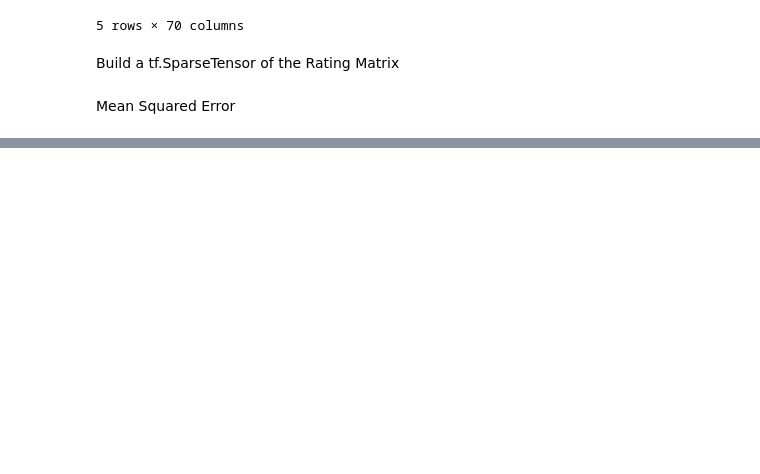
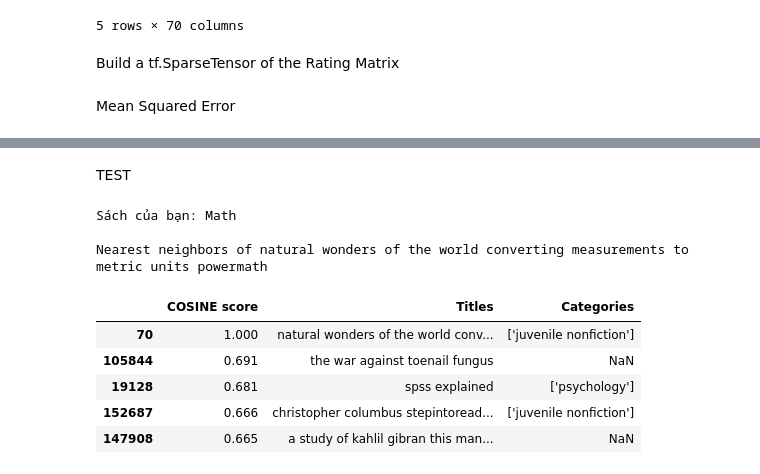
Before and after one commit to ngthiennhan2002/Amazon-Books_Reviews, a Jupyter notebook: amazon_books_reviews_final.ipynb, the cells around one changed output, grey strips where cells are left out. Cells and saved outputs as stored; diff of their text form; code cells hidden in the pictures; blank space fills up the shorter version.

Commit message:
Update Tkinter

```diff
--- a/amazon_books_reviews_final.ipynb
+++ b/amazon_books_reviews_final.ipynb
@@ -580,0 +576,39 @@ Found more than one matching book. Other candidates: ['harry potter und der gefa
+# %% [markdown]
+TEST
+# %%
+import tkinter as tk
+from IPython.display import clear_output
+
+# Tạo cửa sổ Tkinter
+root = tk.Tk()
+root.title("Input Text")
+
+# Tạo hàm để lấy giá trị từ thanh nhập khi nhấn nút "Submit"
+def get_input_value():
+    clear_output()
+    label = tk.Label(root, text='Nhập tên sách')
+    input_value = entry.get()
+    print("Sách của bạn:", input_value)
+    print()
+    book_neighbors(model, input_value, 'COSINE', 5, False)
+
+# Tạo thanh nhập
+entry = tk.Entry(root, width=30)
+entry.pack(pady=10)
+
+# Tạo nút "Submit" để lấy giá trị từ thanh nhập
+submit_button = tk.Button(root, text="Submit", command=get_input_value)
+submit_button.pack()
+
+# Chạy vòng lặp chính của ứng dụng
+root.mainloop()
+# %% [output]
+Sách của bạn: Math
+
+Nearest neighbors of natural wonders of the world converting measurements to metric units powermath
+|  | COSINE score | Titles | Categories |
+| 70 | 1.000 | natural wonders of the world conv... | ['juvenile nonfiction'] |
+| 105844 | 0.691 | the war against toenail fungus | NaN |
+| 19128 | 0.681 | spss explained | ['psychology'] |
+| 152687 | 0.666 | christopher columbus stepintoread... | ['juvenile nonfiction'] |
+| 147908 | 0.665 | a study of kahlil gibran this man... | NaN |
```
Also changed, not shown: parts of 5 cells of this notebook.
